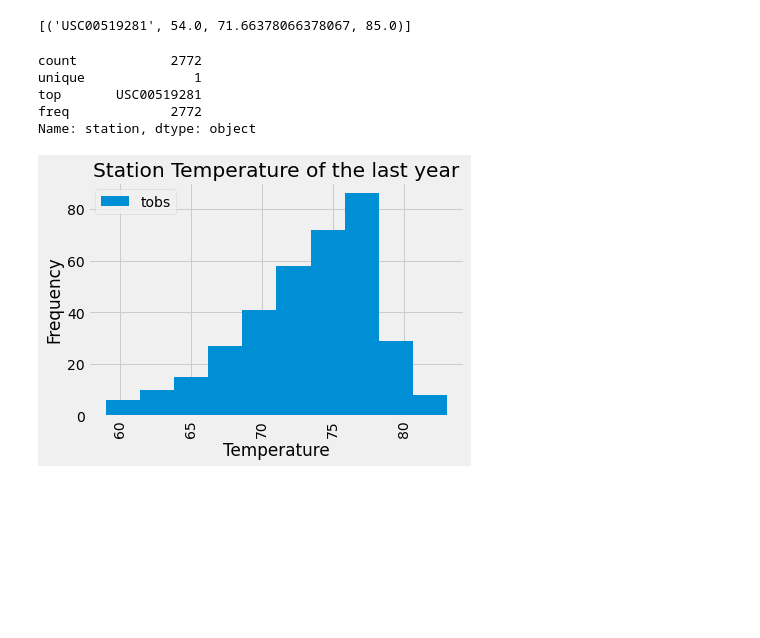
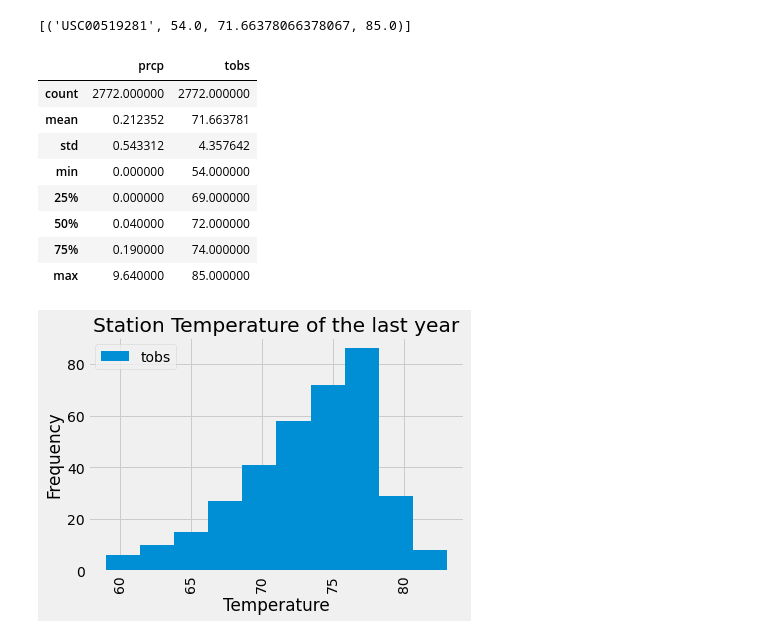
Before and after one commit to cdturner618/sqlalchemy-challenge, a Jupyter notebook: climate_starter.ipynb, the cells around one changed output. Saved outputs shown, nothing was run; the diff lists cells and outputs as text; code cells hidden in the pictures; blank space fills up the shorter version.

```diff
--- a/climate_starter.ipynb
+++ b/climate_starter.ipynb
@@ -248,13 +248,17 @@ session.query(*sel5).filter(Measurements.date).filter(Measurements.station=='USC
 [('USC00519281', 54.0, 71.66378066378067, 85.0)]
 # %%
 #check
-df3['station'].describe()
+df3.describe()
 # %% [output]
-count            2772
-unique              1
-top       USC00519281
-freq             2772
-Name: station, dtype: object
+|  | prcp | tobs |
+| count | 2772.000000 | 2772.000000 |
+| mean | 0.212352 | 71.663781 |
+| std | 0.543312 | 4.357642 |
+| min | 0.000000 | 54.000000 |
+| 25% | 0.000000 | 69.000000 |
+| 50% | 0.040000 | 72.000000 |
+| 75% | 0.190000 | 74.000000 |
+| max | 9.640000 | 85.000000 |
 # %%
 # Using the most active station id
 # Query the last 12 months of temperature observation data for this station and plot the results as a histogram
```
Also changed, not shown: parts of 9 cells of this notebook.
